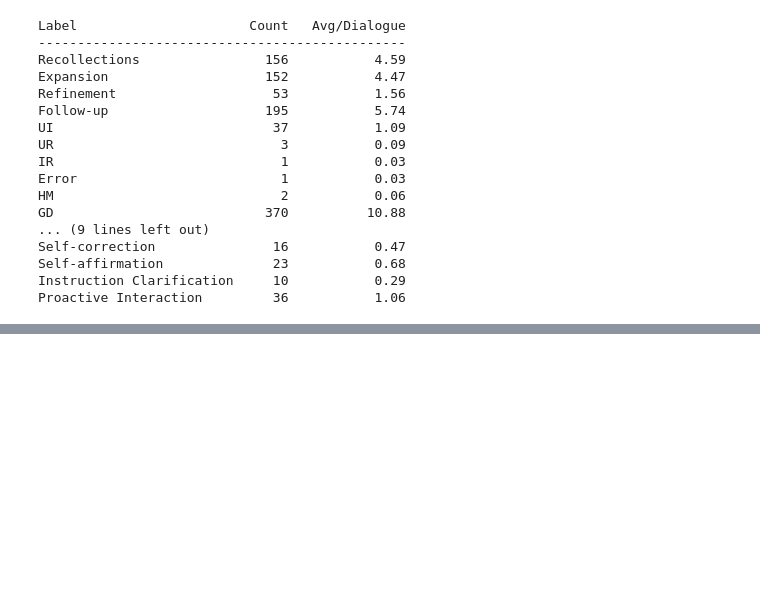
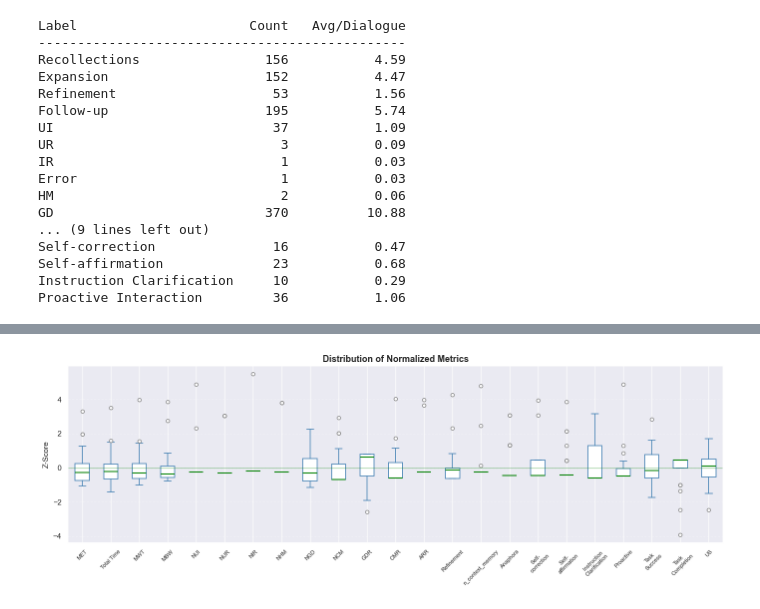
Before and after one commit to PERC-Lab/DialoguePolicyNFR, a Jupyter notebook: analysis/Analysis3.ipynb, the cells around one changed output, grey strips where cells are left out. Cells and saved outputs as stored; diff of their text form; code cells hidden in the pictures; blank space fills up the shorter version.

```diff
--- a/analysis/Analysis3.ipynb
+++ b/analysis/Analysis3.ipynb
@@ -460,0 +238,4 @@ plt.show()
+# %%
+filtered_pids = {pid for pid, responses in nfr_response.items()
+                 if any(not r.get("is_attention_question", False) for r in responses)}
+print(f"Total participants after filtering: {len(filtered_pids)}")
@@ -460,0 +244,16 @@ plt.show()
+# %%
+us_scores = {}
+individual_qs = {}
+
+for pid in filtered_pids:
+    s = surveys[pid]
+    q_scores = []
+    for q in ['q1', 'q2', 'q3', 'q4', 'q5', 'q6', 'q7', 'q8']:
+        val = s.get(q)
+        q_scores.append(int(val))
+    us_scores[pid] = sum(q_scores)
+    individual_qs[pid] = {f'q{i+1}': q_scores[i] for i in range(8)}
+
+print(f"US range: {min(us_scores.values())} - {max(us_scores.values())}")
+print(f"US mean: {np.mean(list(us_scores.values())):.2f}")
+print(f"US std: {np.std(list(us_scores.values())):.2f}")
@@ -460,0 +830,63 @@ plt.show()
+# %%
+# ============================================================
+# STEP 8b: Visualization of Normalized Variables
+# ============================================================
+
+import matplotlib.pyplot as plt
+import matplotlib.ticker as ticker
+
+# Rename columns for display
+display_names = {
+    'mean_elapsed_time': 'MET',
+    'total_time': 'Total Time',
+    'mean_words_per_turn': 'MWT',
+    'mean_bot_words': 'MBW',
+    'n_ui': 'NUI',
+    'n_ur': 'NUR',
+    'n_ir': 'NIR',
+    'n_hm': 'NHM',
+    'n_gd': 'NGD',
+    'n_cm': 'NCM',
+    'gd_ratio': 'GDR',
+    'cm_ratio': 'CMR',
+    'ar_ratio': 'ARR',
+    'n_refinement': 'Refinement',
+    'n_anaphora': 'Anaphora',
+    'n_self_correction': 'Self-\ncorrection',
+    'n_self_affirmation': 'Self-\naffirmation',
+    'n_instruction_clarification': 'Instruction\nClarification',
+    'n_proactive': 'Proactive',
+    'task_success': 'Task\nSuccess',
+    'task_completion': 'Task\nCompletion',
+    'US': 'US',
+}
+
+# Build data for plotting
+plot_cols = predictor_cols_clean + ['US']
+plot_data = df_norm[plot_cols].copy()
+plot_labels = [display_names.get(col, col) for col in plot_cols]
+
+fig, ax = plt.subplots(figsize=(14, 5))
+
+bp = ax.boxplot(
+    [plot_data[col].dropna().values for col in plot_cols],
+    labels=plot_labels,
+    patch_artist=True,
+    medianprops=dict(color='green', linewidth=1.5),
+    boxprops=dict(facecolor='white', edgecolor='steelblue', linewidth=1.2),
+    whiskerprops=dict(color='steelblue', linewidth=1.2),
+    capprops=dict(color='steelblue', linewidth=1.2),
+    flierprops=dict(marker='o', markerfacecolor='white', markeredgecolor='grey', markersize=5),
+)
+
+ax.axhline(y=0, color='green', linestyle='-', linewidth=0.8, alpha=0.5)
+ax.set_title('Distribution of Normalized Metrics', fontsize=13, fontweight='bold')
+ax.set_ylabel('Z-Score', fontsize=11)
+ax.tick_params(axis='x', rotation=45, labelsize=8)
+ax.grid(axis='y', linestyle='--', alpha=0.4)
+ax.set_axisbelow(True)
+
+plt.tight_layout()
+plt.show()
+# %% [output]
+[figure, added]
```
Also changed, not shown: parts of 21 cells of this notebook, 1 other file.
